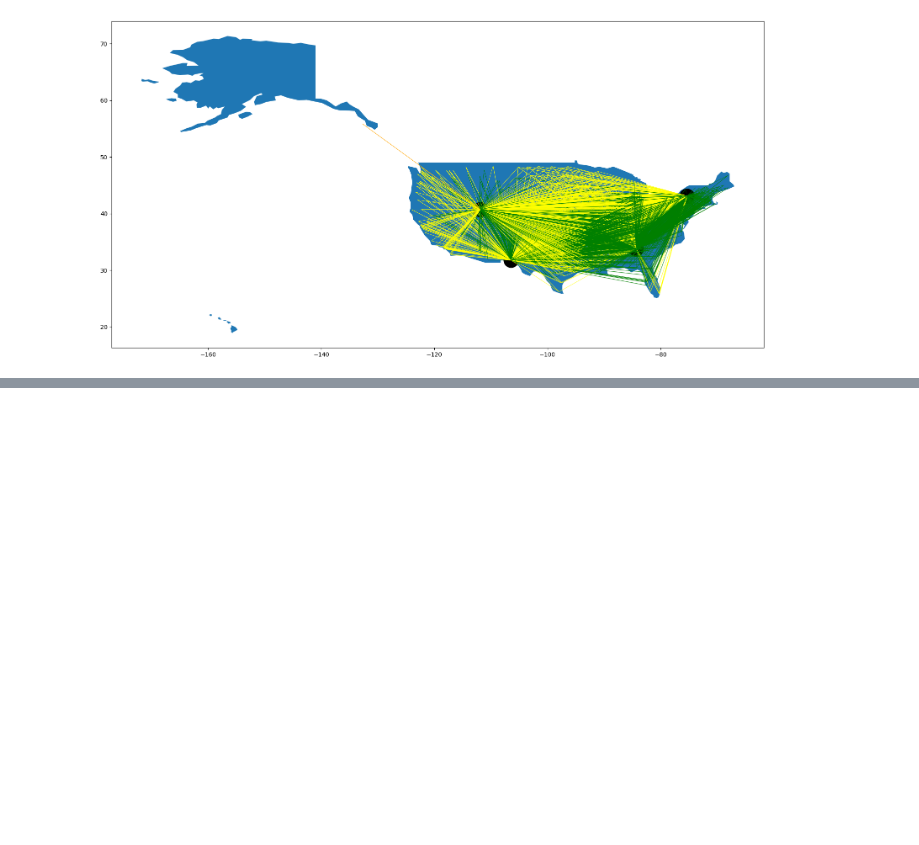
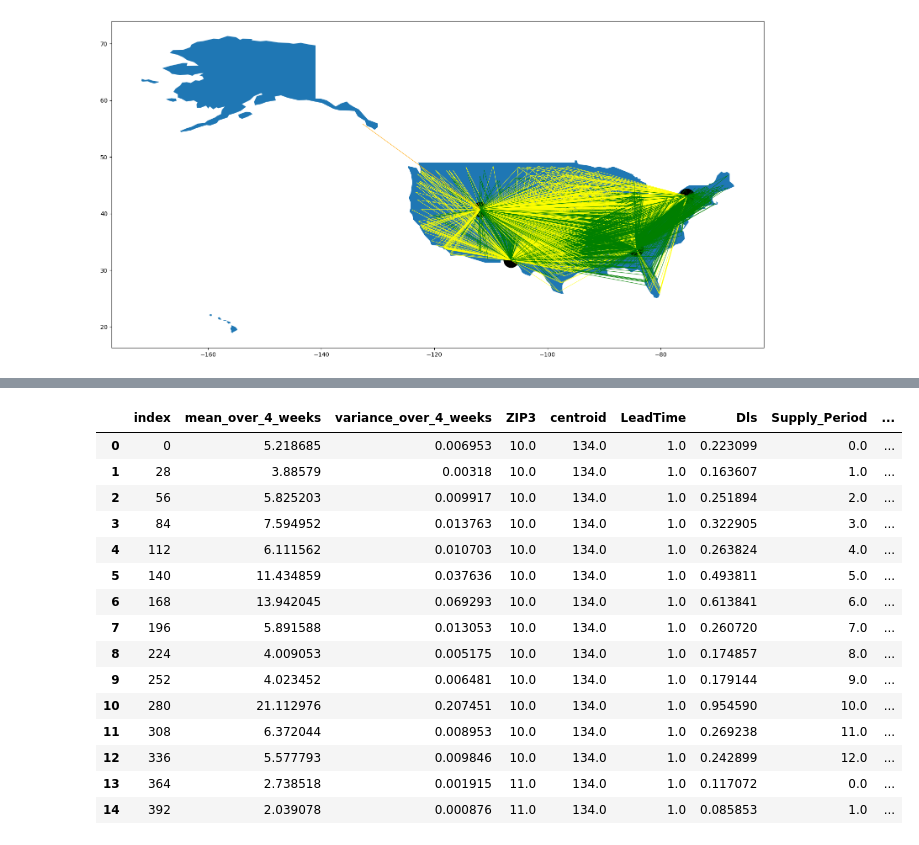
Before and after one commit to ArnavKetkar/ISYE6202-Casework-1-Task-2, a Jupyter notebook: Casework-1.ipynb, the cells around one changed output, grey strips where cells are left out. Drawn from its saved outputs; the diff is of its cells as text; code cells hidden in the pictures; blank space fills up the shorter version.

```diff
--- a/Casework-1.ipynb
+++ b/Casework-1.ipynb
@@ -375,0 +989,14 @@ FC_points.plot(ax=axis4, c='black', marker='.', markersize =2500)
+# %%
+def get_Dls_28(df):
+    df_new1 = pd.DataFrame(columns=['mean_over_4_weeks', 'variance_over_4_weeks', 'ZIP3', 'centroid', 'LeadTime'])
+    for i in range(0, len(df)-364, 364):
+        for j in  range(0, 365, 28):
+            df_new1.loc[i+j, 'mean_over_4_weeks'] = df.iloc[i+j:i+j+28, 5].sum()
+            df_new1.loc[i+j, 'variance_over_4_weeks'] = df.iloc[i+j:i+j+28, 5].var()
+            df_new1.loc[i+j, 'ZIP3'] = df.iloc[i+j, 0]
+            df_new1.loc[i+j, 'centroid'] = df.iloc[i+j, 2]
+            df_new1.loc[i+j, 'LeadTime'] = df.iloc[i+j, 3]
+    return df_new1
+# %%
+Dls_28 = get_Dls_28(ddfDls)
+Dls_28
@@ -375,0 +1017,3 @@ FC_points.plot(ax=axis4, c='black', marker='.', markersize =2500)
+# %%
+Dls_28 = Dls_28.reset_index()
+Dls_28
@@ -375,0 +1034,5 @@ FC_points.plot(ax=axis4, c='black', marker='.', markersize =2500)
+# %%
+for i in range(len(Dls_28)):
+    Dls_28.loc[i, 'Dls'] = Dls_28.loc[i, 'mean_over_4_weeks']*Dls_28.loc[i, 'LeadTime']/28 + 2.33*math.sqrt(Dls_28.loc[i, 'variance_over_4_weeks']*Dls_28.loc[i, 'LeadTime']/28)
+
+Dls_28
@@ -375,0 +1053,19 @@ FC_points.plot(ax=axis4, c='black', marker='.', markersize =2500)
+# %%
+Dls_28.head(15)
+# %% [output]
+|  | index | mean_over_4_weeks | variance_over_4_weeks | ZIP3 | centroid | LeadTime | Dls | Supply_Period | ... |
+| 0 | 0 | 5.218685 | 0.006953 | 10.0 | 134.0 | 1.0 | 0.223099 | 0.0 | ... |
+| 1 | 28 | 3.88579 | 0.00318 | 10.0 | 134.0 | 1.0 | 0.163607 | 1.0 | ... |
+| 2 | 56 | 5.825203 | 0.009917 | 10.0 | 134.0 | 1.0 | 0.251894 | 2.0 | ... |
+| 3 | 84 | 7.594952 | 0.013763 | 10.0 | 134.0 | 1.0 | 0.322905 | 3.0 | ... |
+| 4 | 112 | 6.111562 | 0.010703 | 10.0 | 134.0 | 1.0 | 0.263824 | 4.0 | ... |
+| 5 | 140 | 11.434859 | 0.037636 | 10.0 | 134.0 | 1.0 | 0.493811 | 5.0 | ... |
+| 6 | 168 | 13.942045 | 0.069293 | 10.0 | 134.0 | 1.0 | 0.613841 | 6.0 | ... |
+| 7 | 196 | 5.891588 | 0.013053 | 10.0 | 134.0 | 1.0 | 0.260720 | 7.0 | ... |
+| 8 | 224 | 4.009053 | 0.005175 | 10.0 | 134.0 | 1.0 | 0.174857 | 8.0 | ... |
+| 9 | 252 | 4.023452 | 0.006481 | 10.0 | 134.0 | 1.0 | 0.179144 | 9.0 | ... |
+| 10 | 280 | 21.112976 | 0.207451 | 10.0 | 134.0 | 1.0 | 0.954590 | 10.0 | ... |
+| 11 | 308 | 6.372044 | 0.008953 | 10.0 | 134.0 | 1.0 | 0.269238 | 11.0 | ... |
+| 12 | 336 | 5.577793 | 0.009846 | 10.0 | 134.0 | 1.0 | 0.242899 | 12.0 | ... |
+| 13 | 364 | 2.738518 | 0.001915 | 11.0 | 134.0 | 1.0 | 0.117072 | 0.0 | ... |
+| 14 | 392 | 2.039078 | 0.000876 | 11.0 | 134.0 | 1.0 | 0.085853 | 1.0 | ... |
```
Also changed, not shown: parts of 117 cells of this notebook.
